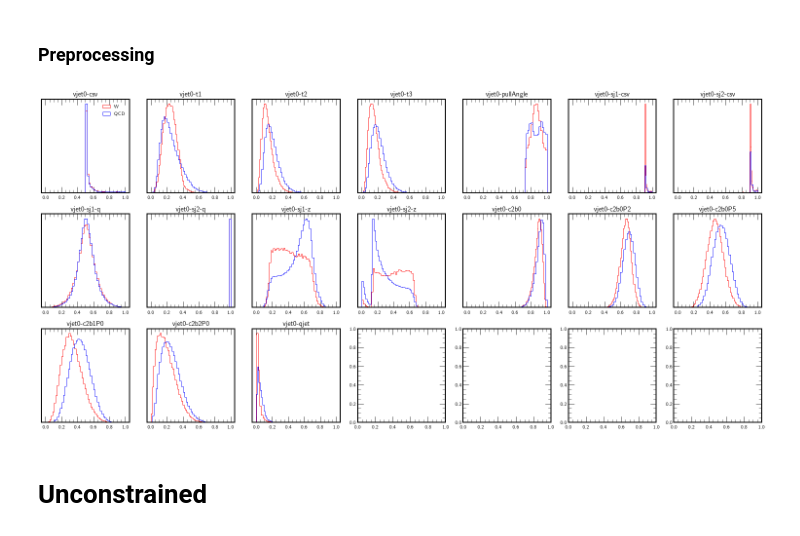
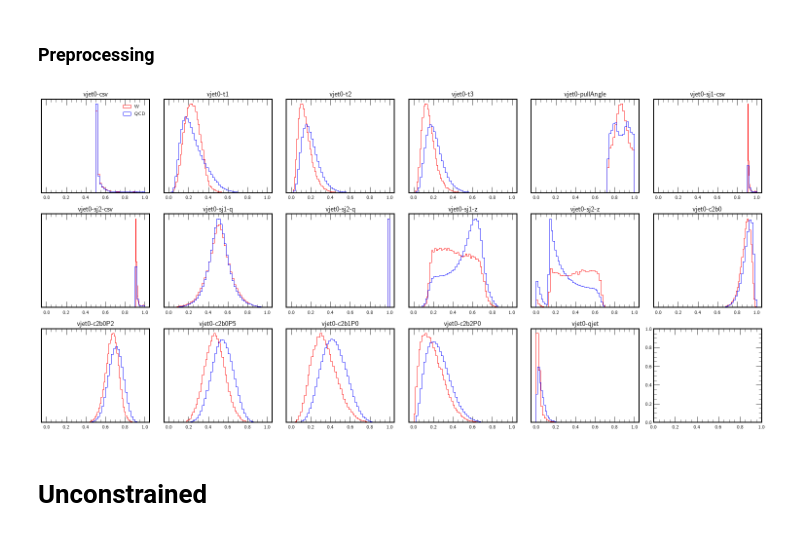
Before and after one commit to violatingcp/MIT_8.S50, a Jupyter notebook: Project2/DNN-Wtag_key.ipynb, the cells around one changed output. Cells and saved outputs as stored; diff of their text form; code cells hidden in the pictures.

```diff
--- a/Project2/DNN-Wtag_key.ipynb
+++ b/Project2/DNN-Wtag_key.ipynb
@@ -244,18 +271,37 @@ vjet0_csv | vjet0_t1 | vjet0_t2 | vjet0_t3 | vjet0_pullAngle | vjet0_sj1_csv | v
 Groomed Mass. Jet Grooming is a very powerful tool to clean up the resolution of the mass of jet. The idea is just like how you would groom a bush. The strategy is to take a jet and remove radiative gluons off of quarks. This suprious radiation can effectively broaden the mass of a jet. The way this is done is to iterate down and remove clusters of quarks and gluons that have low energy and are far away from the central axes of the quark/gluon. Practially speaking this removes radiation away from the original quark and gluon direction. The details of how this works has deep physical meaning, which I will not go through here. What you should take away is that this is an iterative algorithm that is approximate, not perfect, but helps. There are many grooming algorithms. The main ones that we use are trimming, pruning, filtering, and soft drop (with various beta parameters). Typically at the LHC we use soft drop with $\beta=0$. Lets look at how it affects our background (QCD) and our w to quarks signal.
 # %%
 #plot
-fig,(ax,ax1) = plt.subplots(1,2,dpi=200,figsize=(10,4),sharey=True)
+fig, (ax, ax1) = plt.subplots(1, 2, dpi=200, figsize=(10, 4), sharey=True)
+kwargs = {"bins": 50, "range": (40, 240), "density": True, "histtype": "step"}
+ax.hist(wqq13.arrays("vjet0_mass", library="np")["vjet0_mass"],
+        color="r",
+        label="W",
+        **kwargs)
+ax.hist(zqq13.arrays("vjet0_mass", library="np")["vjet0_mass"],
+        color="orange",
+        label="Z",
+        **kwargs)
+ax.hist(qcd.arrays("vjet0_mass", library="np")["vjet0_mass"],
+        color="b",
+        label="QCD",
+        **kwargs)
+ax.set_ylabel("Normalzied counts")
+ax.set_xlabel("mass [GeV]")
 
-ax.hist(wqq13.arrays("vjet0_mass", library="np")["vjet0_mass"], color="r", bins=50, range=(40,240), label="W", density=True, histtype="step")
-ax.hist(zqq13.arrays("vjet0_mass", library="np")["vjet0_mass"], color="orange", bins=50, range=(40,240), label="Z", density=True, histtype="step")
-ax.hist(qcd.arrays("vjet0_mass", library="np")['vjet0_mass'], color="b", bins=50, range=(40,240), label="QCD", density=True, histtype="step")
-ax.set_ylabel("counts")
-ax.set_xlabel("mass [GeV]")
-ax1.hist(wqq13.arrays("vjet0_msd0", library="np")["vjet0_msd0"], color="r", bins=50, range=(40,240), label="W", density=True, histtype="step")
-ax1.hist(zqq13.arrays("vjet0_msd0", library="np")["vjet0_msd0"], color="orange", bins=50, range=(40,240), label="Z", density=True, histtype="step")
-ax1.hist(qcd.arrays("vjet0_msd0", library="np")['vjet0_msd0'], color="b", bins=50, range=(40,240), label="QCD", density=True, histtype="step")
+ax1.hist(wqq13.arrays("vjet0_msd0", library="np")["vjet0_msd0"],
+         color="r",
+         label="W",
+         **kwargs)
+ax1.hist(zqq13.arrays("vjet0_msd0", library="np")["vjet0_msd0"],
+         color="orange",
+         label="Z",
+         **kwargs)
+ax1.hist(qcd.arrays("vjet0_msd0", library="np")["vjet0_msd0"],
+         color="b",
+         label="QCD",
+         **kwargs)
 ax1.legend(loc="upper right")
-ax1.set_xlabel("mass soft drop 0 [GeV]")
+ax1.set_xlabel(r"mass soft drop $\beta=0$ [GeV]")
 ax1.set_yscale("log")
 fig.tight_layout()
 plt.show()
@@ -413,22 +459,22 @@ def plot_lines(scores, test_mass=test_mass, test_labels=test_labels,
     return
 # %%
 # plotting features
-fig, axes = plt.subplots(3,7,figsize=(21,10))
+fig, axes = plt.subplots(3,6,figsize=(21,10))
 histtype='step'
 for i,ax in enumerate(axes.flatten()):
     try:
         bkg_min = qcd_samples[:,i].min() if qcd_samples[:,i].min()>-10 else -1
         sig_min = w_samples[:,i].min() if w_samples[:,i].min()>-10 else -1
         ax.hist(w_samples[:,i],bins=50,range=[sig_min,w_samples[:,i].max()],alpha=0.9, color="r",label='W',histtype=histtype, density=True)
         ax.hist(qcd_samples[:,i],bins=50,range=[bkg_min,qcd_samples[:,i].max()],alpha=0.9, color="b",label='QCD',histtype=histtype, density=True)
     except IndexError:
         continue
     ax.set_title("-".join(keys[i].split("_")))
     ax.set_yticks([])
     if i==0: ax.legend()
     fig.tight_layout()
 # %% [output]
-[figure, old version]
+[figure, new version]
 # %%
 logdir = "./lightning_logs/W-tag/4096/"
 if not os.path.exists(logdir): os.makedirs(logdir,exist_ok=True)
```
Also changed, not shown: parts of 6 cells of this notebook.
